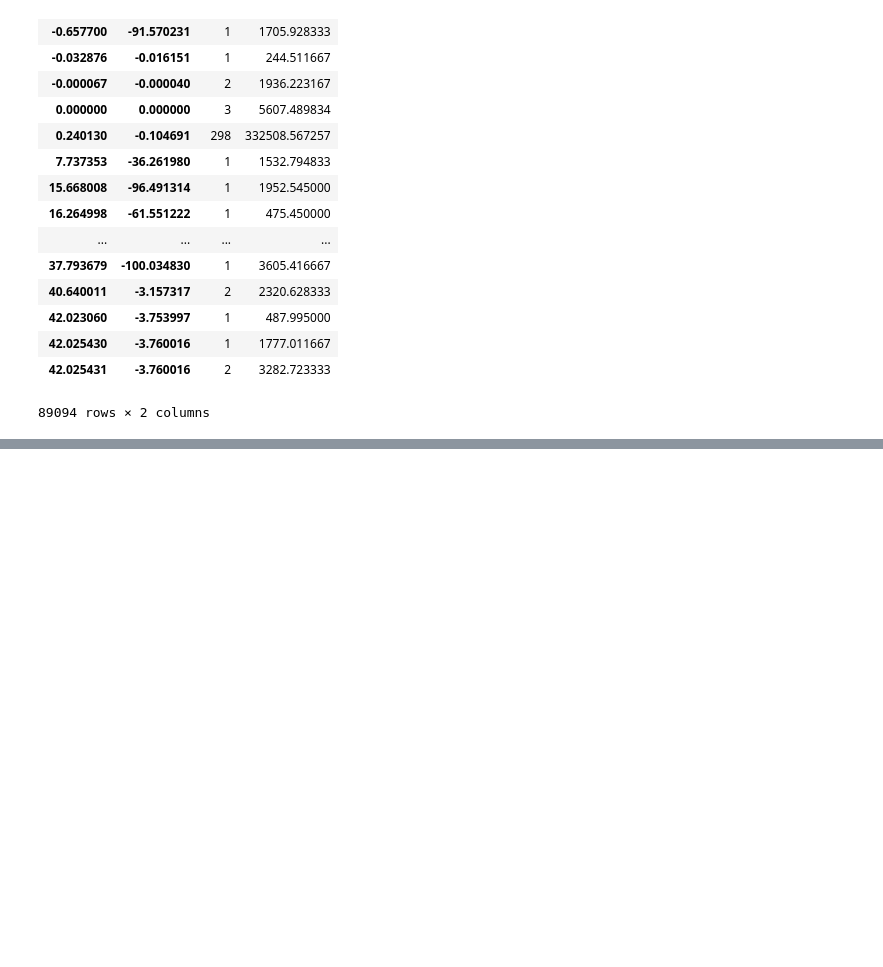
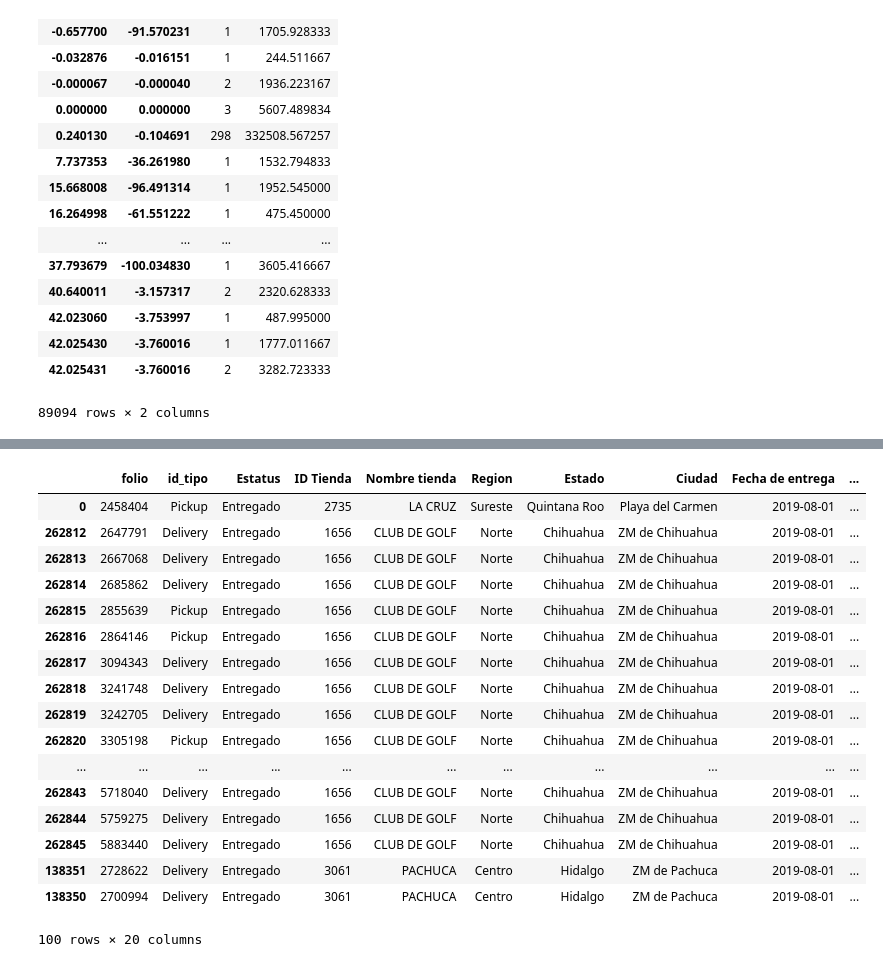
Before and after one commit to MarcoASB/Project2, a Jupyter notebook: DataCleaning.ipynb, the cells around one changed output, grey strips where cells are left out. Cells and saved outputs as stored; diff of their text form; code cells hidden in the pictures; blank space fills up the shorter version.

Commit message:
Diferencia en dias

```diff
--- a/DataCleaning.ipynb
+++ b/DataCleaning.ipynb
@@ -321,0 +354,5 @@ HMap.to_json(r'HMap.json',orient='split')
+# %%
+import datetime
+OrdersF['Fecha Captura'] = pd.to_datetime(OrdersF['Fecha Captura'],format='%d/%m/%Y')
+OrdersF['Fecha de entrega'] = pd.to_datetime(OrdersF['Fecha de entrega'],format='%d/%m/%Y')
+OrdersF.dtypes
@@ -321,0 +380,2 @@ HMap.to_json(r'HMap.json',orient='split')
+# %%
+OrdersF['Diferencia de dias'] = OrdersF['Fecha de entrega']-OrdersF['Fecha Captura']
@@ -321,0 +390,21 @@ HMap.to_json(r'HMap.json',orient='split')
+# %%
+OrdersF.head(100)
+# %% [output]
+|  | folio | id_tipo | Estatus | ID Tienda | Nombre tienda | Region | Estado | Ciudad | Fecha de entrega | ... |
+| 0 | 2458404 | Pickup | Entregado | 2735 | LA CRUZ | Sureste | Quintana Roo | Playa del Carmen | 2019-08-01 | ... |
+| 262812 | 2647791 | Delivery | Entregado | 1656 | CLUB DE GOLF | Norte | Chihuahua | ZM de Chihuahua | 2019-08-01 | ... |
+| 262813 | 2667068 | Delivery | Entregado | 1656 | CLUB DE GOLF | Norte | Chihuahua | ZM de Chihuahua | 2019-08-01 | ... |
+| 262814 | 2685862 | Delivery | Entregado | 1656 | CLUB DE GOLF | Norte | Chihuahua | ZM de Chihuahua | 2019-08-01 | ... |
+| 262815 | 2855639 | Pickup | Entregado | 1656 | CLUB DE GOLF | Norte | Chihuahua | ZM de Chihuahua | 2019-08-01 | ... |
+| 262816 | 2864146 | Pickup | Entregado | 1656 | CLUB DE GOLF | Norte | Chihuahua | ZM de Chihuahua | 2019-08-01 | ... |
+| 262817 | 3094343 | Delivery | Entregado | 1656 | CLUB DE GOLF | Norte | Chihuahua | ZM de Chihuahua | 2019-08-01 | ... |
+| 262818 | 3241748 | Delivery | Entregado | 1656 | CLUB DE GOLF | Norte | Chihuahua | ZM de Chihuahua | 2019-08-01 | ... |
+| 262819 | 3242705 | Delivery | Entregado | 1656 | CLUB DE GOLF | Norte | Chihuahua | ZM de Chihuahua | 2019-08-01 | ... |
+| 262820 | 3305198 | Pickup | Entregado | 1656 | CLUB DE GOLF | Norte | Chihuahua | ZM de Chihuahua | 2019-08-01 | ... |
+| ... | ... | ... | ... | ... | ... | ... | ... | ... | ... | ... |
+| 262843 | 5718040 | Delivery | Entregado | 1656 | CLUB DE GOLF | Norte | Chihuahua | ZM de Chihuahua | 2019-08-01 | ... |
+| 262844 | 5759275 | Delivery | Entregado | 1656 | CLUB DE GOLF | Norte | Chihuahua | ZM de Chihuahua | 2019-08-01 | ... |
+| 262845 | 5883440 | Delivery | Entregado | 1656 | CLUB DE GOLF | Norte | Chihuahua | ZM de Chihuahua | 2019-08-01 | ... |
+| 138351 | 2728622 | Delivery | Entregado | 3061 | PACHUCA | Centro | Hidalgo | ZM de Pachuca | 2019-08-01 | ... |
+| 138350 | 2700994 | Delivery | Entregado | 3061 | PACHUCA | Centro | Hidalgo | ZM de Pachuca | 2019-08-01 | ... |
+100 rows × 20 columns
```
Also changed, not shown: parts of 7 cells of this notebook.
